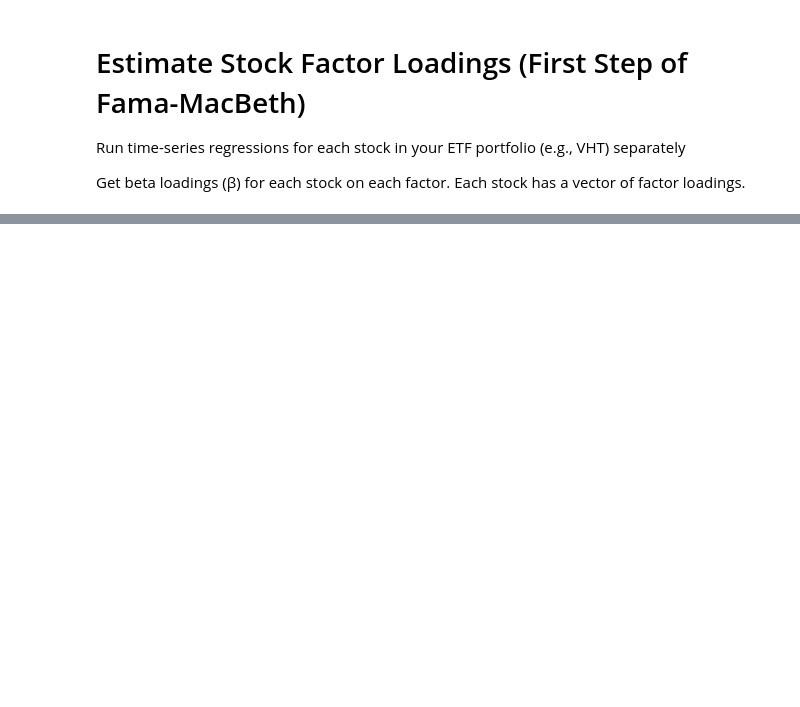
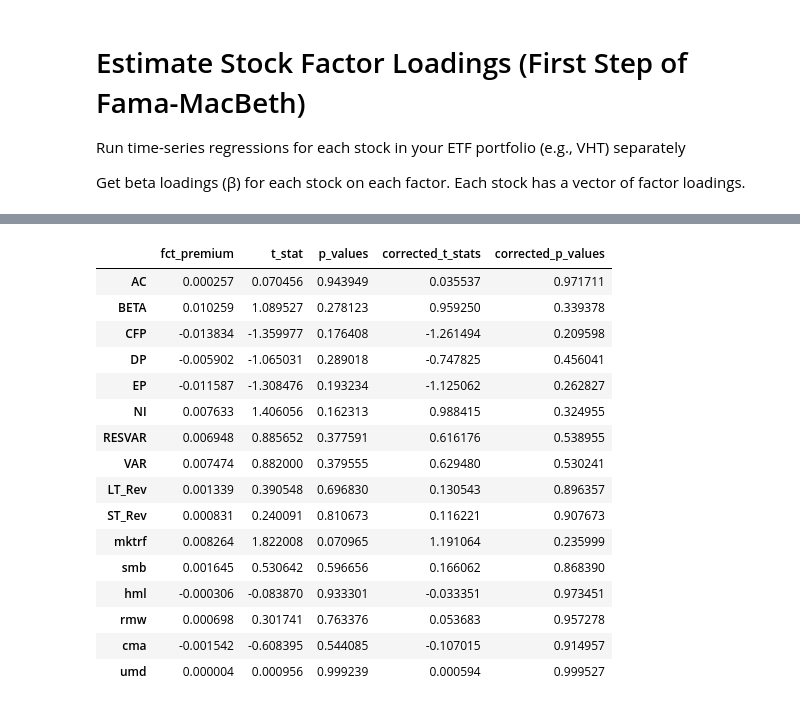
Before and after one commit to Kevin-finance/FactorAnalysis, a Jupyter notebook: notebooks/fama_bmk_model.ipynb, the cells around one changed output, grey strips where cells are left out. Saved outputs shown, nothing was run; the diff lists cells and outputs as text; code cells hidden in the pictures; blank space fills up the shorter version.

```diff
--- a/notebooks/fama_bmk_model.ipynb
+++ b/notebooks/fama_bmk_model.ipynb
@@ -390,0 +258,44 @@ Compare your benchmark returns against traditional models (e.g., Fama-French 5-f
+# %%
+# new (using linearmodels famamacbeth package)
+fmb_new = FamaMacBethRollingLM(dependent=y, factors=x, window=window)
+results_new = fmb_new.fit()
+
+# Shanken correction
+shanken_new = shanken_correction_LM(results_new)
+
+# before shanken correction
+factor_premium = results_new['factor_premiums']
+factor_premium.name = 'fct_premium'
+t_stat = results_new['t_stats']
+t_stat.name = 't_stat'
+p_values = pd.Series(results_new['p_values'], index = factor_premium.index)
+p_values.name = 'p_values'
+
+# after shanken correction
+corrected_t_stats = pd.Series(shanken_new['corrected_t_stats'], index = factor_premium.index)
+corrected_t_stats.name = 'corrected_t_stats'
+corrected_p_values =  pd.Series(shanken_new['corrected_p_values'], index = factor_premium.index)
+corrected_p_values.name = 'corrected_p_values'
+
+# results
+new_version_result = pd.concat([factor_premium, t_stat, p_values, corrected_t_stats, corrected_p_values], axis = 1)
+# %%
+new_version_result
+# %% [output]
+|  | fct_premium | t_stat | p_values | corrected_t_stats | corrected_p_values |
+| AC | 0.000257 | 0.070456 | 0.943949 | 0.035537 | 0.971711 |
+| BETA | 0.010259 | 1.089527 | 0.278123 | 0.959250 | 0.339378 |
+| CFP | -0.013834 | -1.359977 | 0.176408 | -1.261494 | 0.209598 |
+| DP | -0.005902 | -1.065031 | 0.289018 | -0.747825 | 0.456041 |
+| EP | -0.011587 | -1.308476 | 0.193234 | -1.125062 | 0.262827 |
+| NI | 0.007633 | 1.406056 | 0.162313 | 0.988415 | 0.324955 |
+| RESVAR | 0.006948 | 0.885652 | 0.377591 | 0.616176 | 0.538955 |
+| VAR | 0.007474 | 0.882000 | 0.379555 | 0.629480 | 0.530241 |
+| LT_Rev | 0.001339 | 0.390548 | 0.696830 | 0.130543 | 0.896357 |
+| ST_Rev | 0.000831 | 0.240091 | 0.810673 | 0.116221 | 0.907673 |
+| mktrf | 0.008264 | 1.822008 | 0.070965 | 1.191064 | 0.235999 |
+| smb | 0.001645 | 0.530642 | 0.596656 | 0.166062 | 0.868390 |
+| hml | -0.000306 | -0.083870 | 0.933301 | -0.033351 | 0.973451 |
+| rmw | 0.000698 | 0.301741 | 0.763376 | 0.053683 | 0.957278 |
+| cma | -0.001542 | -0.608395 | 0.544085 | -0.107015 | 0.914957 |
+| umd | 0.000004 | 0.000956 | 0.999239 | 0.000594 | 0.999527 |
```
Also changed, not shown: parts of 27 cells of this notebook, 1 other file.
